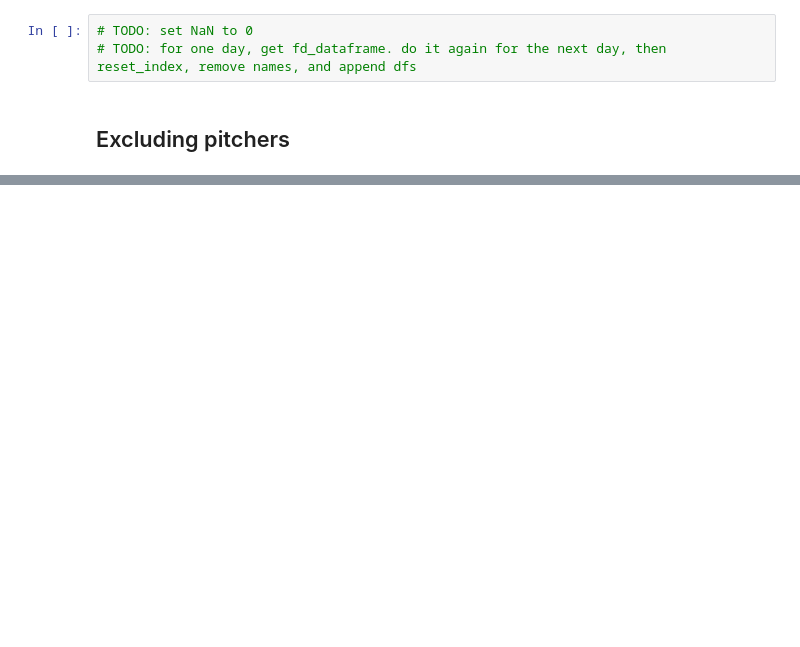
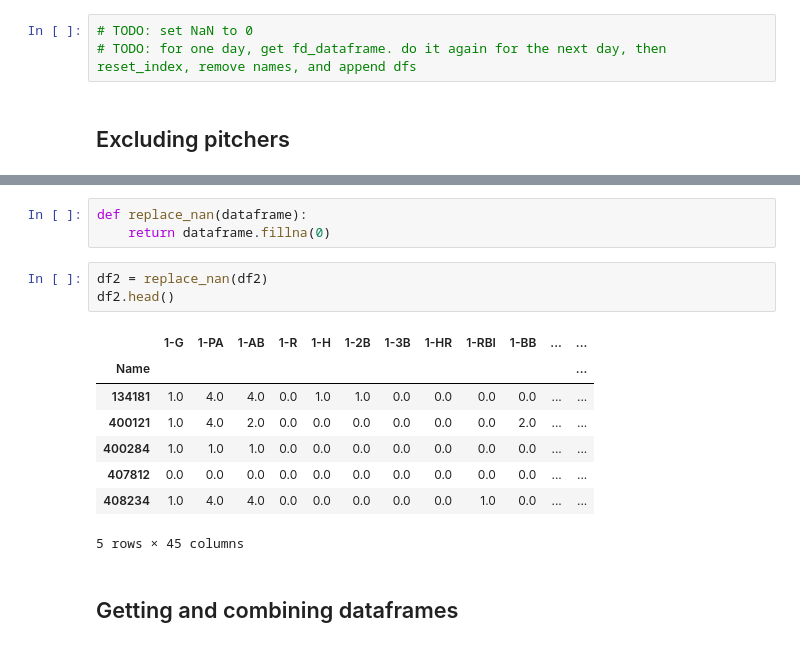
Before and after one commit to mdrews93/FantasyBaseball, a Jupyter notebook: Pybaseball-Exploration.ipynb, the cells around one changed output, grey strips where cells are left out. Drawn from its saved outputs; the diff is of its cells as text; blank space fills up the shorter version.

```diff
--- a/Pybaseball-Exploration.ipynb
+++ b/Pybaseball-Exploration.ipynb
@@ -161,0 +173,17 @@ pruned_df
+# %%
+def replace_nan(dataframe):
+    return dataframe.fillna(0)
+# %%
+df2 = replace_nan(df2)
+df2.head()
+# %% [output]
+|  | 1-G | 1-PA | 1-AB | 1-R | 1-H | 1-2B | 1-3B | 1-HR | 1-RBI | 1-BB | ... | ... |
+| Name |  |  |  |  |  |  |  |  |  |  |  | ... |
+| 134181 | 1.0 | 4.0 | 4.0 | 0.0 | 1.0 | 1.0 | 0.0 | 0.0 | 0.0 | 0.0 | ... | ... |
+| 400121 | 1.0 | 4.0 | 2.0 | 0.0 | 0.0 | 0.0 | 0.0 | 0.0 | 0.0 | 2.0 | ... | ... |
+| 400284 | 1.0 | 1.0 | 1.0 | 0.0 | 0.0 | 0.0 | 0.0 | 0.0 | 0.0 | 0.0 | ... | ... |
+| 407812 | 0.0 | 0.0 | 0.0 | 0.0 | 0.0 | 0.0 | 0.0 | 0.0 | 0.0 | 0.0 | ... | ... |
+| 408234 | 1.0 | 4.0 | 4.0 | 0.0 | 0.0 | 0.0 | 0.0 | 0.0 | 1.0 | 0.0 | ... | ... |
+5 rows × 45 columns
+# %% [markdown]
+## Getting and combining dataframes
```
Also changed, not shown: parts of 35 cells of this notebook, 3 other files.
